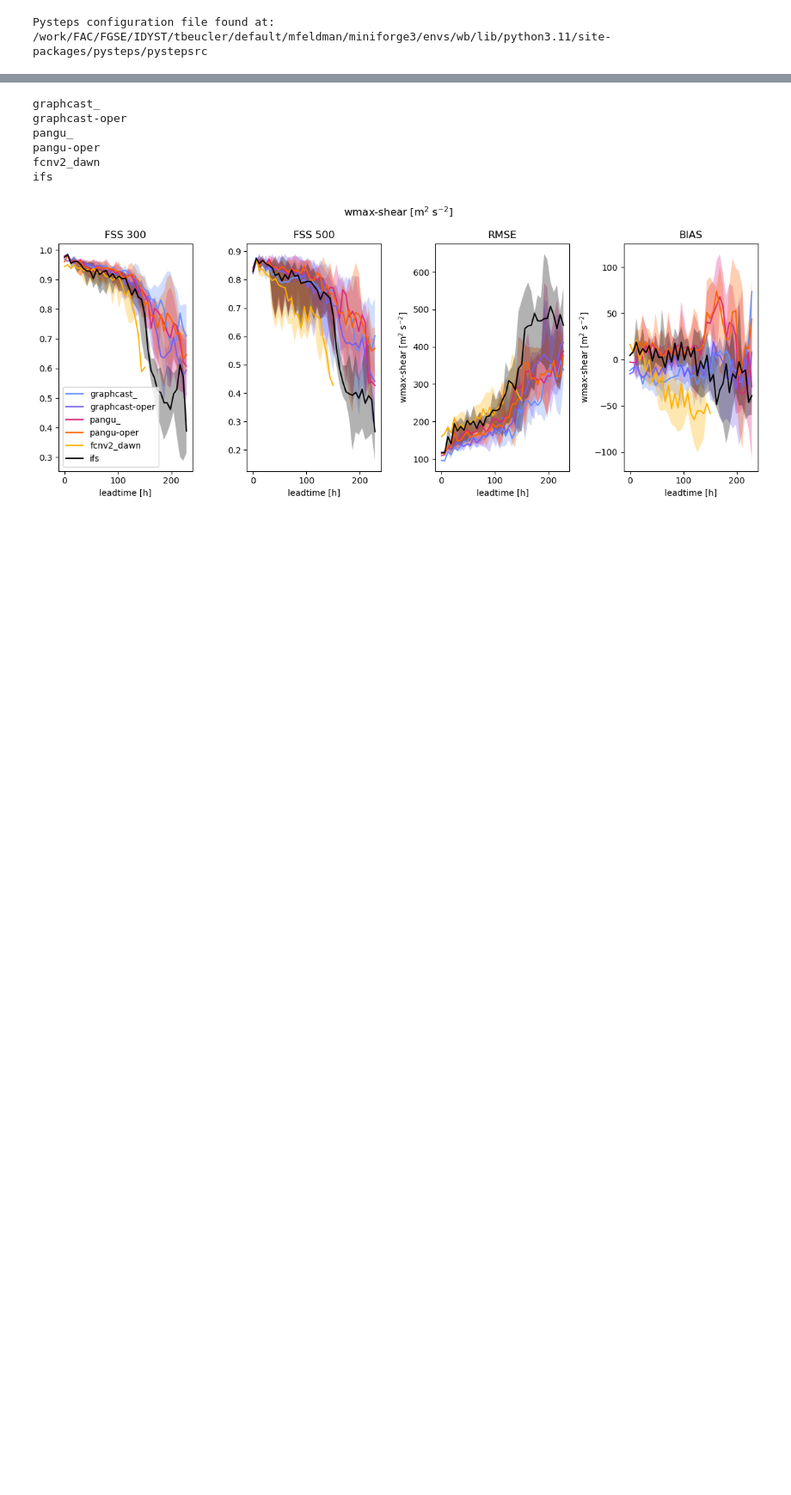
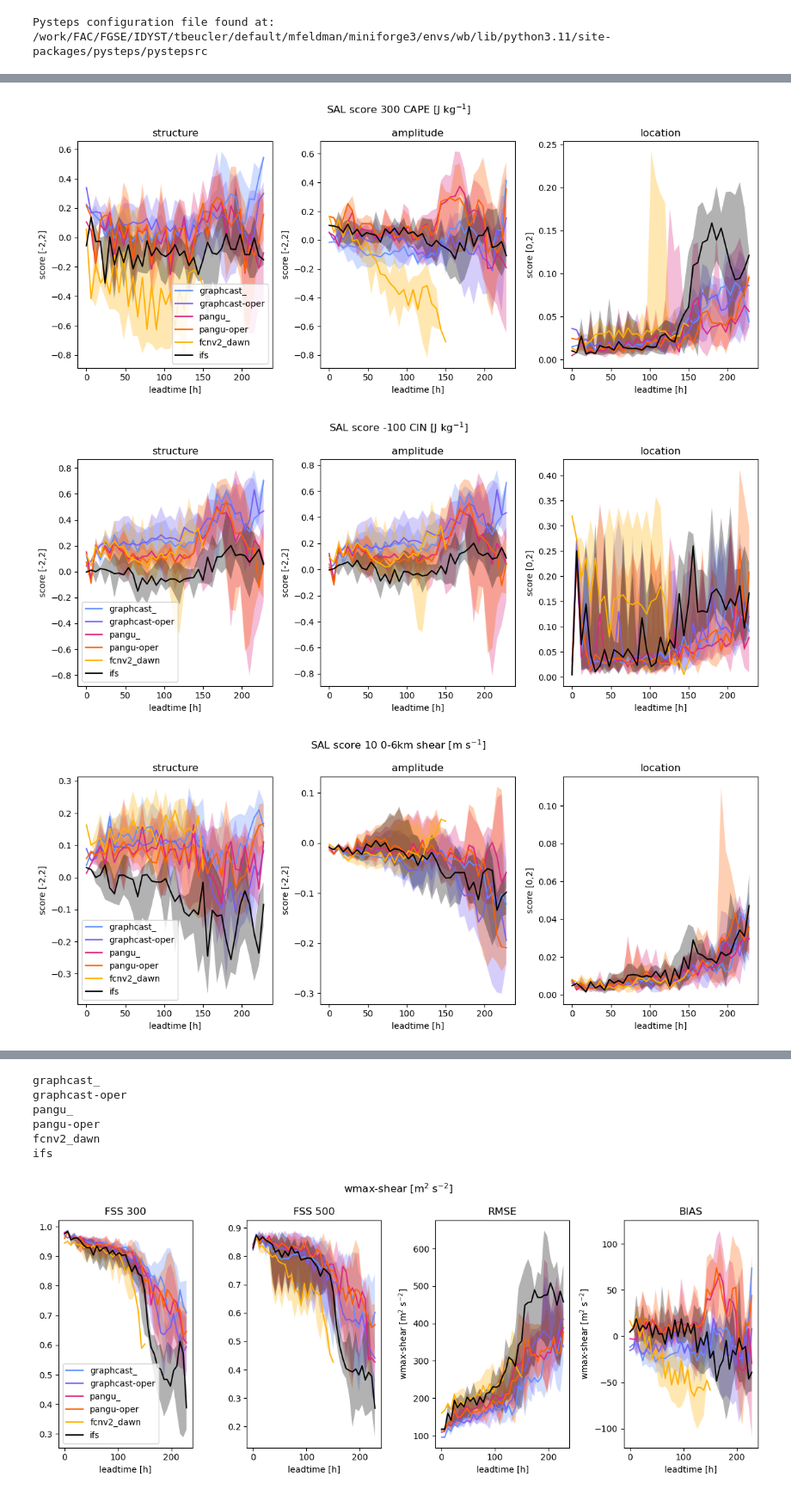
Before and after one commit to feldmann-m/AI-storm, a Jupyter notebook: devel/Eval_metrics.ipynb, the cells around one changed output, grey strips where cells are left out. Shown at 86% size. Drawn from its saved outputs; the diff is of its cells as text; code cells hidden in the pictures; blank space fills up the shorter version.

```diff
--- a/devel/Eval_metrics.ipynb
+++ b/devel/Eval_metrics.ipynb
@@ -28,3 +30,72 @@ c3='#dc267f' #magenta
 c4='#fe6100' #orange
 c5='#ffb000' #gold
 c6='#000000' #black
+# %%
+era_ref=xr.open_dataset(datapath+'USA_tor_2020_era.nc').sortby('latitude').fillna(0)
+cape=era_ref.cape.squeeze().values
+wms=(cape * 2)**0.5 * era_ref.bs_06
+era_ref=era_ref.assign(wms=lambda era_ref: wms)
+nn=0
+mm=0
+for mm in range(6):
+    var=['cape','cin','bs_06','bs_03','bs_01','wms'][mm]
+    tit=['CAPE [J kg$^{-1}$]','CIN [J kg$^{-1}$]','0-6km shear [m s$^{-1}$]','0-3km shear [m s$^{-1}$]',
+         '0-1km shear [m s$^{-1}$]','wmax-shear [m$^2$ s$^{-2}$]'][mm]
+    l1=[300,-100,10,5,5,300][mm]
+    l2=[1000,-300,20,10,10,500][mm]
+    f1=[1,-1,1,1,1,1][mm]
+    # fig,axes = plt.subplots(1,3)
+    fig2,axes2 = plt.subplots(1,3,figsize=(12, 5))
+    for nn in range(len(models)):
+        kw=['lat','lat','latitude','latitude','latitude','latitude'][nn]
+        kw2=['prediction_timedelta','prediction_timedelta','prediction_timedelta','prediction_timedelta','time','prediction_timedelta'][nn]
+        model=models[nn]
+        color=[c1,c2,c3,c4,c5,c6][nn]
+        print(model)
+        i=8
+        if model=='fcnv2_dawn': i=8
+        files=sorted(glob(datapath+'USA_tor_2020_'+model+'*2020*.nc'),reverse=True)
+        sal_s=np.zeros([2*len(files)+i,len(files)]); sal_s[:]=np.nan
+        sal_a=np.zeros([2*len(files)+i,len(files)]); sal_a[:]=np.nan
+        sal_l=np.zeros([2*len(files)+i,len(files)]); sal_l[:]=np.nan
+
+
+
+        for file in range(len(files)):
+            model_set=xr.open_dataset(files[file]).sortby(kw).fillna(0).squeeze()
+            if var=='wms':
+                capem=model_set.cape.squeeze().values
+                wmsm=(capem * 2)**0.5 * model_set.bs_06
+                model_set=model_set.assign(wms=lambda model_set: wmsm )
+            for tstep in range(len(model_set[kw2])):
+                ref=era_ref[var].values[tstep,:,:]
+                ref[f1*ref<l1]=0
+                mod=model_set[var].values[tstep,:,:]
+                mod[f1*mod<l1]=0
+
+                (sal_s[tstep+2*file,file],sal_a[tstep+2*file,file],sal_l[tstep+2*file,file]) = sal(mod,
+                                                                                                   ref)
+
+        axes2[0].plot(np.arange(i+2*len(files))*6,np.nanmedian(sal_s,axis=1),c=color,label=model)
+        axes2[0].fill_between(np.arange(i+2*len(files))*6,np.nanmax(sal_s,axis=1),np.nanmin(sal_s,axis=1),facecolor=color,alpha=0.3)
+        axes2[0].set_title('structure')
+        axes2[0].set_xlabel('leadtime [h]')
+        axes2[0].set_ylabel('score [-2,2]')
+        axes2[0].legend()
+        axes2[1].plot(np.arange(i+2*len(files))*6,np.nanmedian(sal_a,axis=1),c=color,label=model)
+        axes2[1].fill_between(np.arange(i+2*len(files))*6,np.nanmax(sal_a,axis=1),np.nanmin(sal_a,axis=1),facecolor=color,alpha=0.3)
+        axes2[1].set_title('amplitude')
+        axes2[1].set_xlabel('leadtime [h]')
+        axes2[1].set_ylabel('score [-2,2]')
+        axes2[2].plot(np.arange(i+2*len(files))*6,np.nanmedian(sal_l,axis=1),c=color)
+        axes2[2].fill_between(np.arange(i+2*len(files))*6,np.nanmax(sal_l,axis=1),np.nanmin(sal_l,axis=1),facecolor=color,alpha=0.3)
+        axes2[2].set_title('location')
+        axes2[2].set_xlabel('leadtime [h]')
+        axes2[2].set_ylabel('score [0,2]')
+        fig2.suptitle('SAL score '+str(l1)+' '+tit)
+
+
+    fig2.tight_layout()
+    fig2.show()
+    fig2.savefig(figpath+var+'_sal_scores.png')
+# %% [output]
@@ -30,0 +119,3 @@ c6='#000000' #black
+[figure, added]
+[figure, added]
+[figure, added]
```
Also changed, not shown: parts of 10 cells of this notebook, 1 other file.
